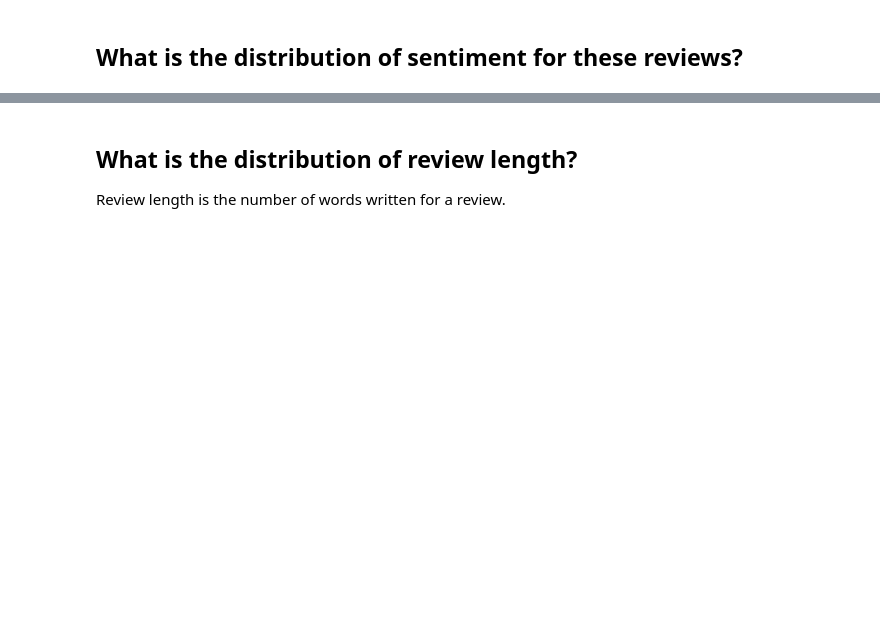
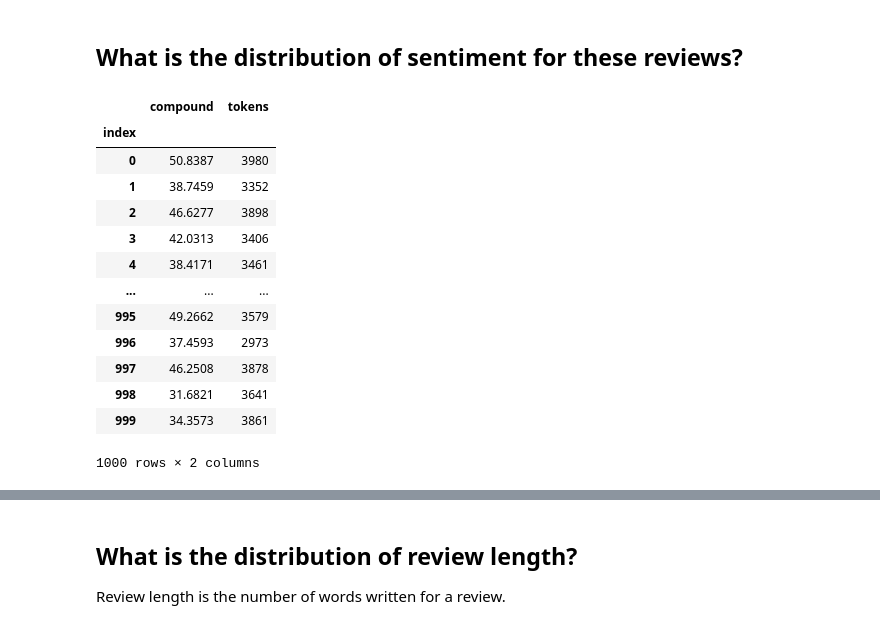
Before and after one commit to Lannnnnnn/LA-Restaurant-recommend, a Jupyter notebook: notebooks/eda_report.ipynb, the cells around one changed output, grey strips where cells are left out. Saved outputs shown, nothing was run; the diff lists cells and outputs as text; code cells hidden in the pictures; blank space fills up the shorter version.

```diff
--- a/notebooks/eda_report.ipynb
+++ b/notebooks/eda_report.ipynb
@@ -26,6 +26,23 @@ df = df.assign(tokens=df.tokens.apply(lambda x: len(x)))
 df_rev = df.groupby('index')[['compound', 'tokens']].sum()
 # %% [markdown]
 ## What is the distribution of sentiment for these reviews?
+# %%
+df_rev
+# %% [output]
+|  | compound | tokens |
+| index |  |  |
+| 0 | 50.8387 | 3980 |
+| 1 | 38.7459 | 3352 |
+| 2 | 46.6277 | 3898 |
+| 3 | 42.0313 | 3406 |
+| 4 | 38.4171 | 3461 |
+| ... | ... | ... |
+| 995 | 49.2662 | 3579 |
+| 996 | 37.4593 | 2973 |
+| 997 | 46.2508 | 3878 |
+| 998 | 31.6821 | 3641 |
+| 999 | 34.3573 | 3861 |
+1000 rows × 2 columns
 # %%
 plt.hist(df_rev.compound)
 plt.title(label='Distribution of Sentiment')
```
Also changed, not shown: parts of 5 cells of this notebook, 1 other file.
